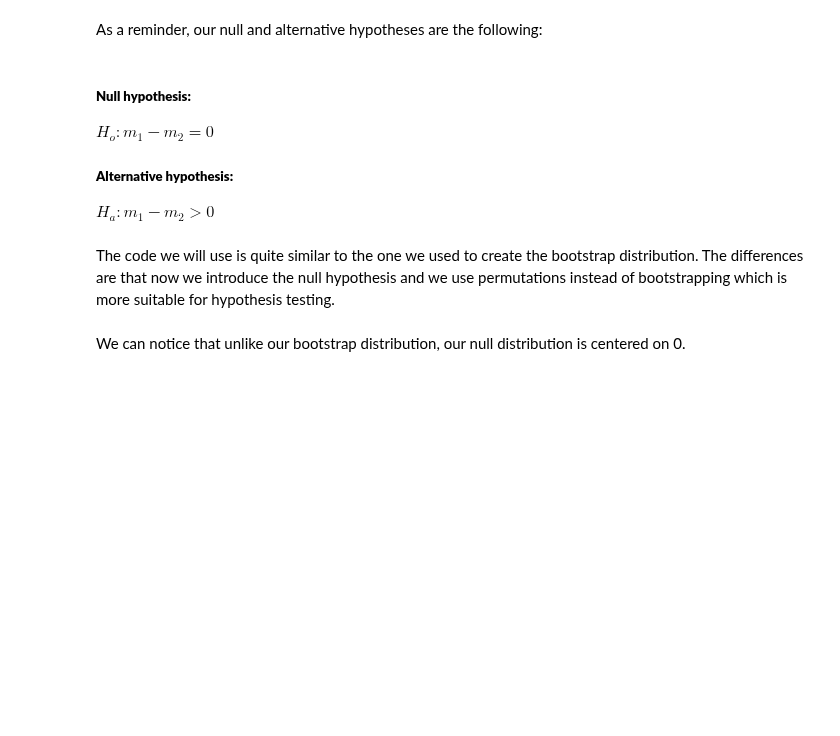
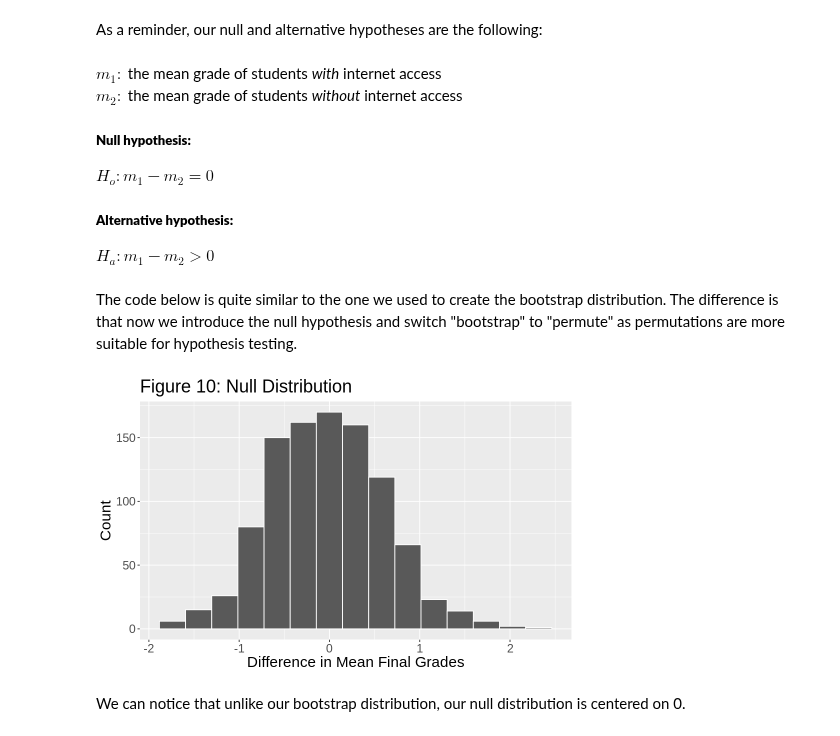
Before and after one commit to jjadeb/stat-201-project, a Jupyter notebook: src/final_report.ipynb, the cells around one changed output. Saved outputs shown, nothing was run; the diff lists cells and outputs as text; code cells hidden in the pictures; blank space fills up the shorter version.

```diff
--- a/src/final_report.ipynb
+++ b/src/final_report.ipynb
@@ -321,30 +345,36 @@ Now we will conduct a permute hypothesis test at the 5% significance level.
 # %% [markdown]
 As a reminder, our null and alternative hypotheses are the following:
 # %% [markdown]
+$m_1:$ the mean grade of students *with* internet access <br>
+$m_2:$ the mean grade of students *without* internet access
+
 ##### **Null hypothesis:**
 $H_o: m_1 - m_2 = 0$
 ##### **Alternative hypothesis:**
 $H_a: m_1 - m_2 > 0$
 # %% [markdown]
-The code we will use is quite similar to the one we used to create the bootstrap distribution. The differences are that now we introduce the null hypothesis and we use permutations instead of bootstrapping which is more suitable for hypothesis testing.
+The code below is quite similar to the one we used to create the bootstrap distribution. The difference is that now we introduce the null hypothesis and switch "bootstrap" to "permute" as permutations are more suitable for hypothesis testing.
 # %%
+#Setting the seed to ensure reproducibility
 set.seed(1)
 
-# Creating the null distribution with 1000 permutations
+# Creating the null distribution with 1000 replications
 null_distribution <- data %>%
   specify(formula = final_grade ~ internet) %>%
   hypothesize(null = "independence") %>%
   generate(reps = 1000, type = "permute") %>%
   calculate(stat = "diff in means", order = c("yes", "no"))
 
 # Visualizing the null distribution
-perm_plot <- visualize(null_distribution)  +
+null_plot <- visualize(null_distribution)  +
 theme(text = element_text(size = 18)) +
 ggtitle("Figure 10: Null Distribution") +
 xlab("Difference in Mean Final Grades") +
 ylab("Count")
 
-perm_plot
+null_plot
+# %% [output]
+[figure, added]
 # %% [markdown]
 We can notice that unlike our bootstrap distribution, our null distribution is centered on 0.
 # %% [markdown]
```
Also changed, not shown: parts of 26 cells of this notebook.
